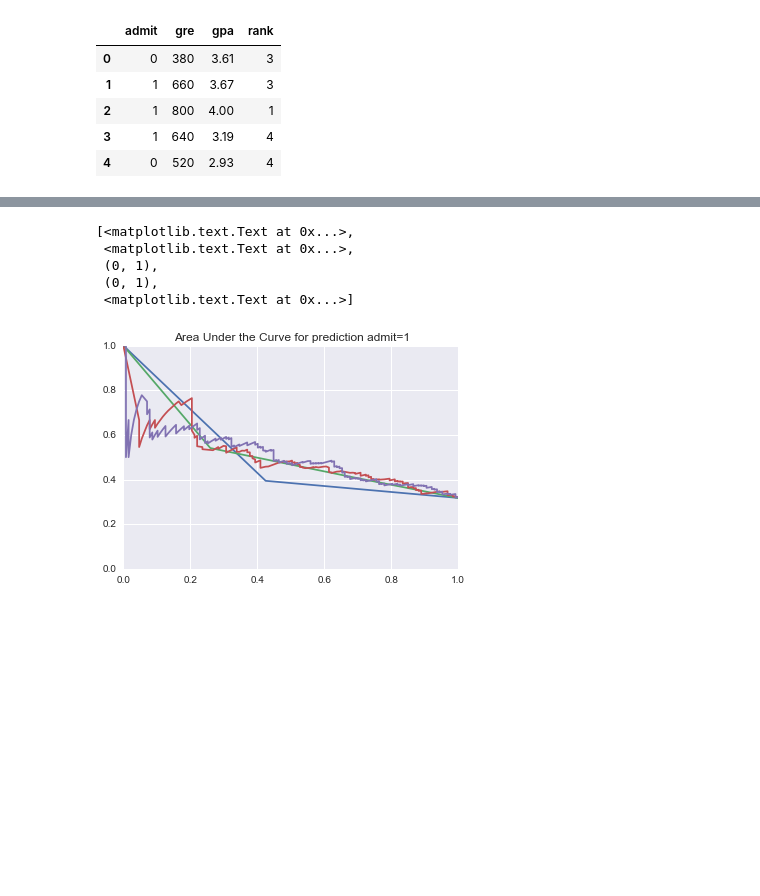
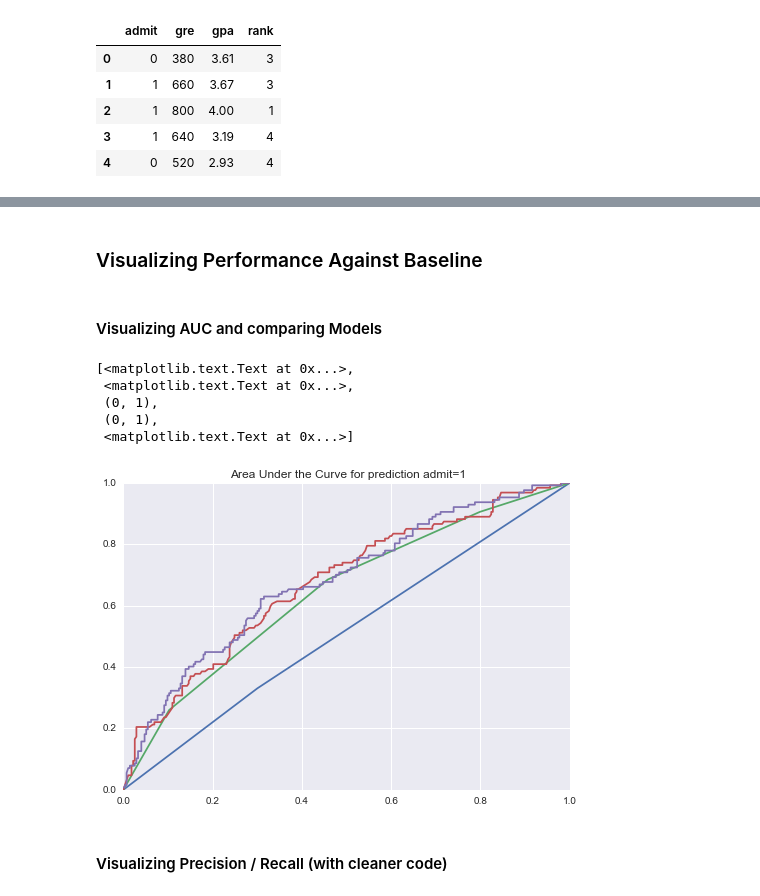
Before and after one commit to eflautt/ga-data-science, a Jupyter notebook: lessons/lesson-10/code/solution-code/solution-code-10.ipynb, the cells around one changed output, grey strips where cells are left out. Drawn from its saved outputs; the diff is of its cells as text; code cells hidden in the pictures; blank space fills up the shorter version.

```diff
--- a/lessons/lesson-10/code/solution-code/solution-code-10.ipynb
+++ b/lessons/lesson-10/code/solution-code/solution-code-10.ipynb
@@ -35,0 +52,13 @@ ax.set(title='Probability of Admission\n Based on GRE and School Rank')
+# %%
+model = lm.LogisticRegression()
+model.fit(df[['rank', 'gpa']], df['admit'])
+
+df['probability'] = model.predict_proba(df[['rank', 'gpa']]).T[1]
+
+ax = plt.subplot(111)
+colors = ['blue', 'green', 'red', 'purple']
+for e, c in enumerate(colors):
+    df[df['rank'] == e+1].plot(x='gpa', y='probability', kind='scatter', color = c, ax=ax)
+
+
+ax.set(title='Probability of Admission\n Based on GRE and School Rank')
@@ -35,0 +68,13 @@ ax.set(title='Probability of Admission\n Based on GRE and School Rank')
+# %%
+model = lm.LogisticRegression()
+model.fit(df[['rank', 'gpa']], df['admit'])
+
+df['probability'] = model.predict_proba(df[['rank', 'gpa']]).T[0]
+
+ax = plt.subplot(111)
+colors = ['blue', 'green', 'red', 'purple']
+for e, c in enumerate(colors):
+    df[df['rank'] == e+1].plot(x='gpa', y='probability', kind='scatter', color = c, ax=ax)
+
+
+ax.set(title='Probability of Admission\n Based on GRE and School Rank')
@@ -36,3 +84,7 @@ ax.set(title='Probability of Admission\n Based on GRE and School Rank')
+# %% [markdown]
+### Visualizing Performance Against Baseline
+# %% [markdown]
+#### Visualizing AUC and comparing Models
 # %%
 from sklearn import dummy, metrics
 # %%
@@ -53,20 +105,22 @@ model3.fit(df[['rank', 'gpa', 'gre']], df['admit'])
 df['probability_3'] = model3.predict_proba(df[['rank', 'gpa', 'gre']]).T[1]
 # %%
 ax = plt.subplot(111)
-vals = metrics.precision_recall_curve(df.admit, df.probability_0)
-ax.plot(vals[1], vals[0])
-vals = metrics.precision_recall_curve(df.admit, df.probability_1)
-ax.plot(vals[1], vals[0])
-vals = metrics.precision_recall_curve(df.admit, df.probability_2)
-ax.plot(vals[1], vals[0])
-vals = metrics.precision_recall_curve(df.admit, df.probability_3)
-ax.plot(vals[1], vals[0])
+vals = metrics.roc_curve(df.admit, df.probability_0)
+ax.plot(vals[0], vals[1])
+vals = metrics.roc_curve(df.admit, df.probability_1)
+ax.plot(vals[0], vals[1])
+vals = metrics.roc_curve(df.admit, df.probability_2)
+ax.plot(vals[0], vals[1])
+vals = metrics.roc_curve(df.admit, df.probability_3)
+ax.plot(vals[0], vals[1])
 
 ax.set(title='Area Under the Curve for prediction admit=1', ylabel='', xlabel='', xlim=(0, 1), ylim=(0, 1))
 # %% [output]
 [<matplotlib.text.Text at 0x...>,
  <matplotlib.text.Text at 0x...>,
  (0, 1),
  (0, 1),
  <matplotlib.text.Text at 0x...>]
-[figure, old version]
+[figure, new version]
+# %% [markdown]
+#### Visualizing Precision / Recall (with cleaner code)
```
Also changed, not shown: parts of 10 cells of this notebook, 1 other file.
